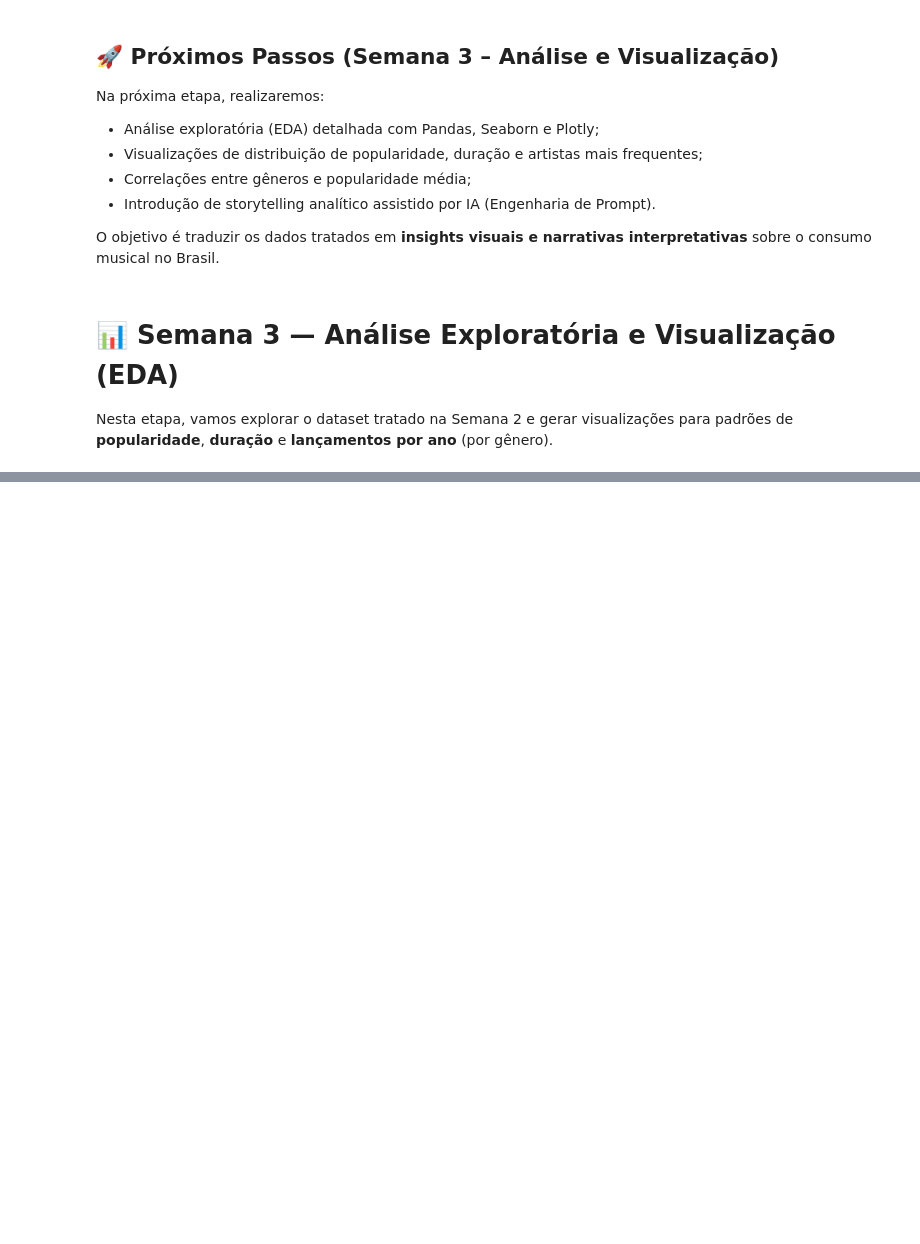
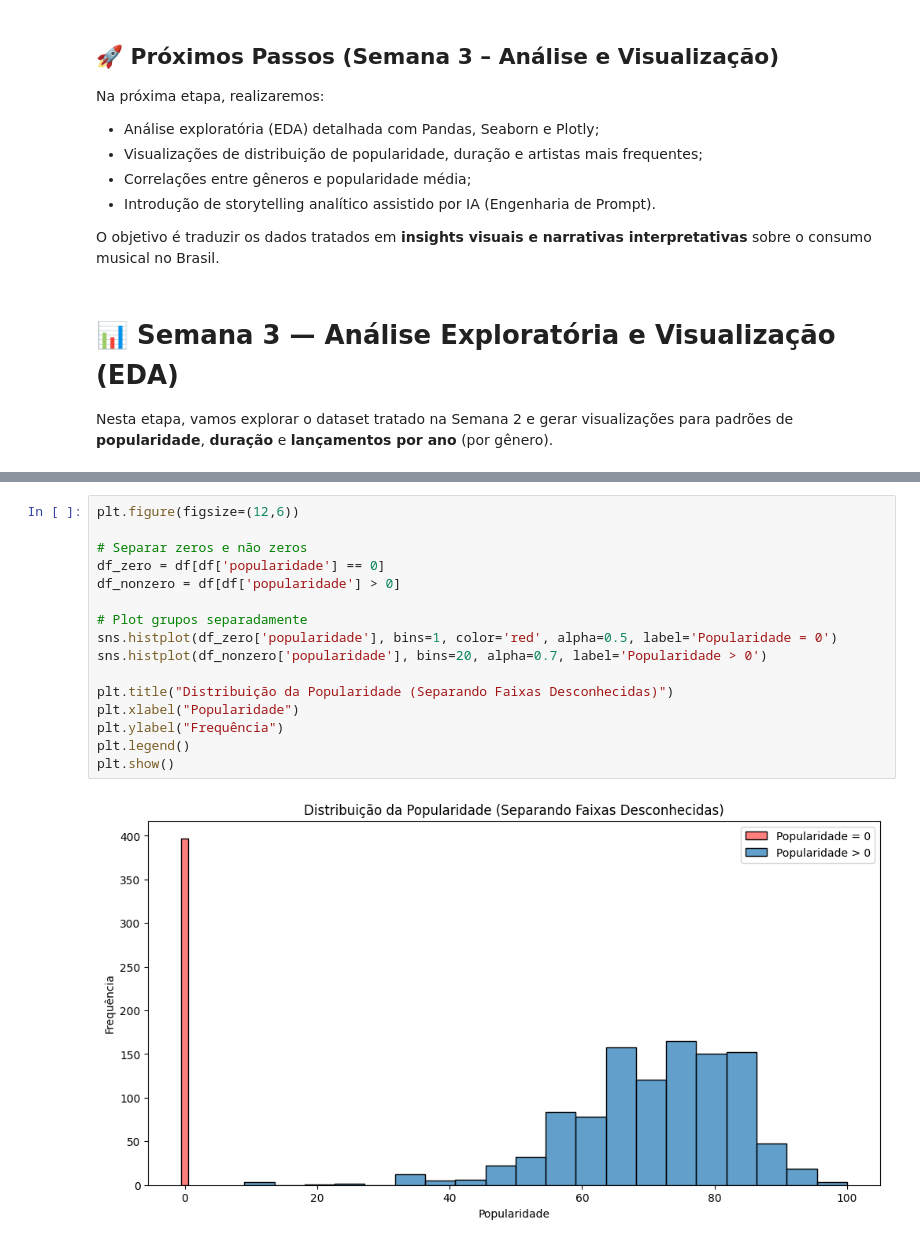
Before and after one commit to PadawanXXVI/spotify-data-storytelling, a Jupyter notebook: spotify.ipynb, the cells around one changed output, grey strips where cells are left out. Drawn from its saved outputs; the diff is of its cells as text; blank space fills up the shorter version.

```diff
--- a/spotify.ipynb
+++ b/spotify.ipynb
@@ -483 +588,19 @@ plt.show()
+# %%
+plt.figure(figsize=(12,6))
+
+# Separar zeros e não zeros
+df_zero = df[df['popularidade'] == 0]
+df_nonzero = df[df['popularidade'] > 0]
+
+# Plot grupos separadamente
+sns.histplot(df_zero['popularidade'], bins=1, color='red', alpha=0.5, label='Popularidade = 0')
+sns.histplot(df_nonzero['popularidade'], bins=20, alpha=0.7, label='Popularidade > 0')
+
+plt.title("Distribuição da Popularidade (Separando Faixas Desconhecidas)")
+plt.xlabel("Popularidade")
+plt.ylabel("Frequência")
+plt.legend()
+plt.show()
+# %% [output]
+[figure, added]
 # %%
```
Also changed, not shown: parts of 17 cells of this notebook.
